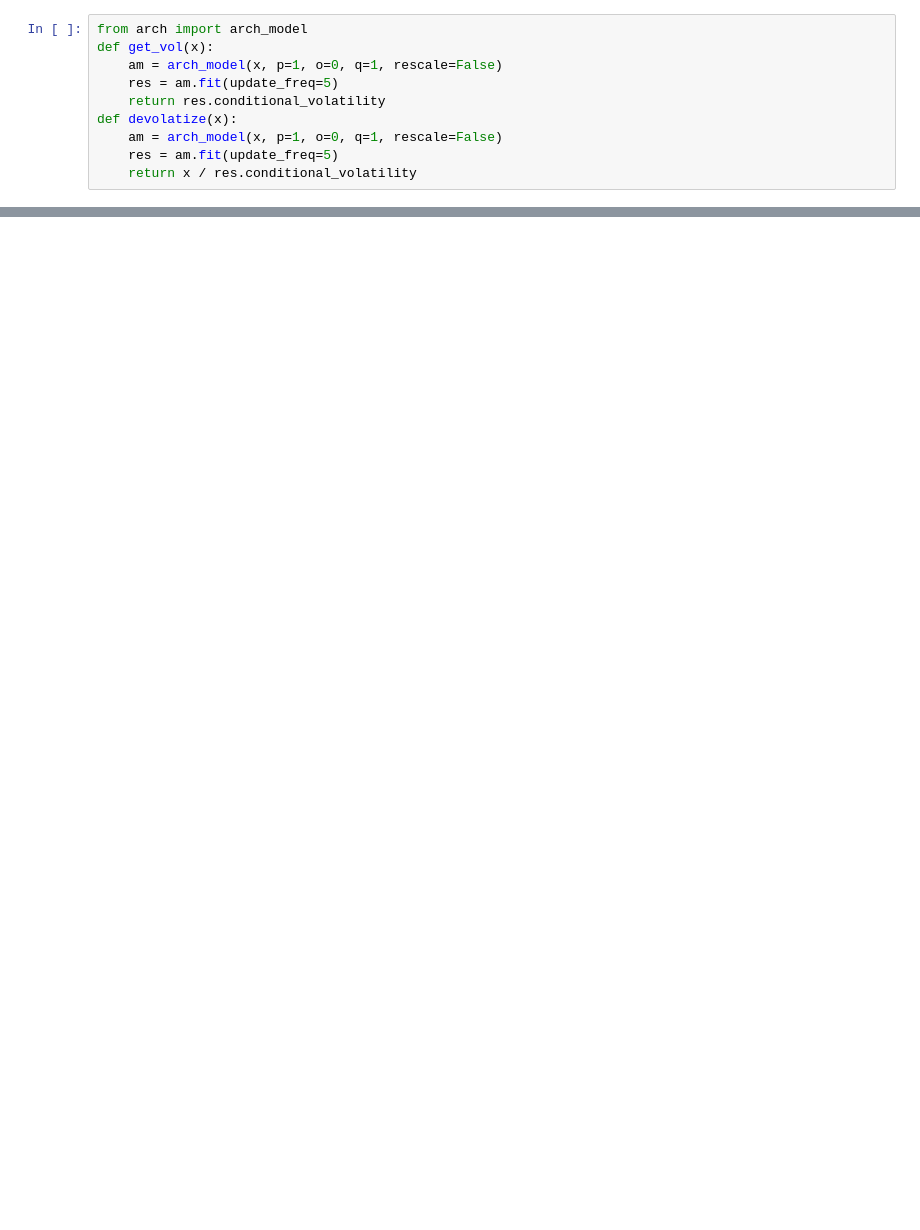
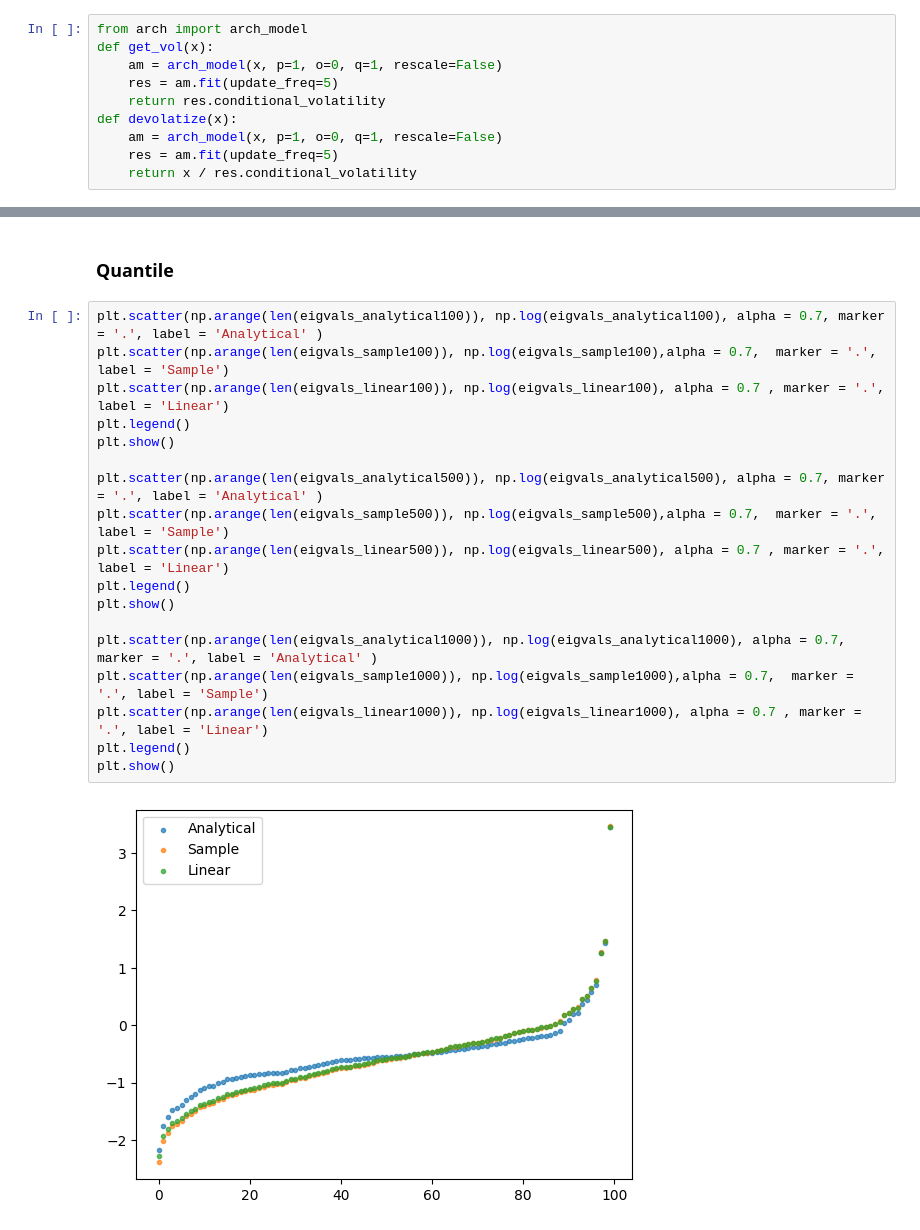
Before and after one commit to GuiBiem/stat_thesis_large_dynamic_cov, a Jupyter notebook: python_model.ipynb, the cells around one changed output, grey strips where cells are left out. Drawn from its saved outputs; the diff is of its cells as text; blank space fills up the shorter version.

```diff
--- a/python_model.ipynb
+++ b/python_model.ipynb
@@ -247,0 +383,22 @@ plt.show()
+# %% [markdown]
+### Quantile
+# %%
+plt.scatter(np.arange(len(eigvals_analytical100)), np.log(eigvals_analytical100), alpha = 0.7, marker = '.', label = 'Analytical' )
+plt.scatter(np.arange(len(eigvals_sample100)), np.log(eigvals_sample100),alpha = 0.7,  marker = '.', label = 'Sample')
+plt.scatter(np.arange(len(eigvals_linear100)), np.log(eigvals_linear100), alpha = 0.7 , marker = '.', label = 'Linear')
+plt.legend()
+plt.show()
+
+plt.scatter(np.arange(len(eigvals_analytical500)), np.log(eigvals_analytical500), alpha = 0.7, marker = '.', label = 'Analytical' )
+plt.scatter(np.arange(len(eigvals_sample500)), np.log(eigvals_sample500),alpha = 0.7,  marker = '.', label = 'Sample')
+plt.scatter(np.arange(len(eigvals_linear500)), np.log(eigvals_linear500), alpha = 0.7 , marker = '.', label = 'Linear')
+plt.legend()
+plt.show()
+
+plt.scatter(np.arange(len(eigvals_analytical1000)), np.log(eigvals_analytical1000), alpha = 0.7, marker = '.', label = 'Analytical' )
+plt.scatter(np.arange(len(eigvals_sample1000)), np.log(eigvals_sample1000),alpha = 0.7,  marker = '.', label = 'Sample')
+plt.scatter(np.arange(len(eigvals_linear1000)), np.log(eigvals_linear1000), alpha = 0.7 , marker = '.', label = 'Linear')
+plt.legend()
+plt.show()
+# %% [output]
+[figure, added]
```
Also changed, not shown: parts of 67 cells of this notebook, 28 other files.
